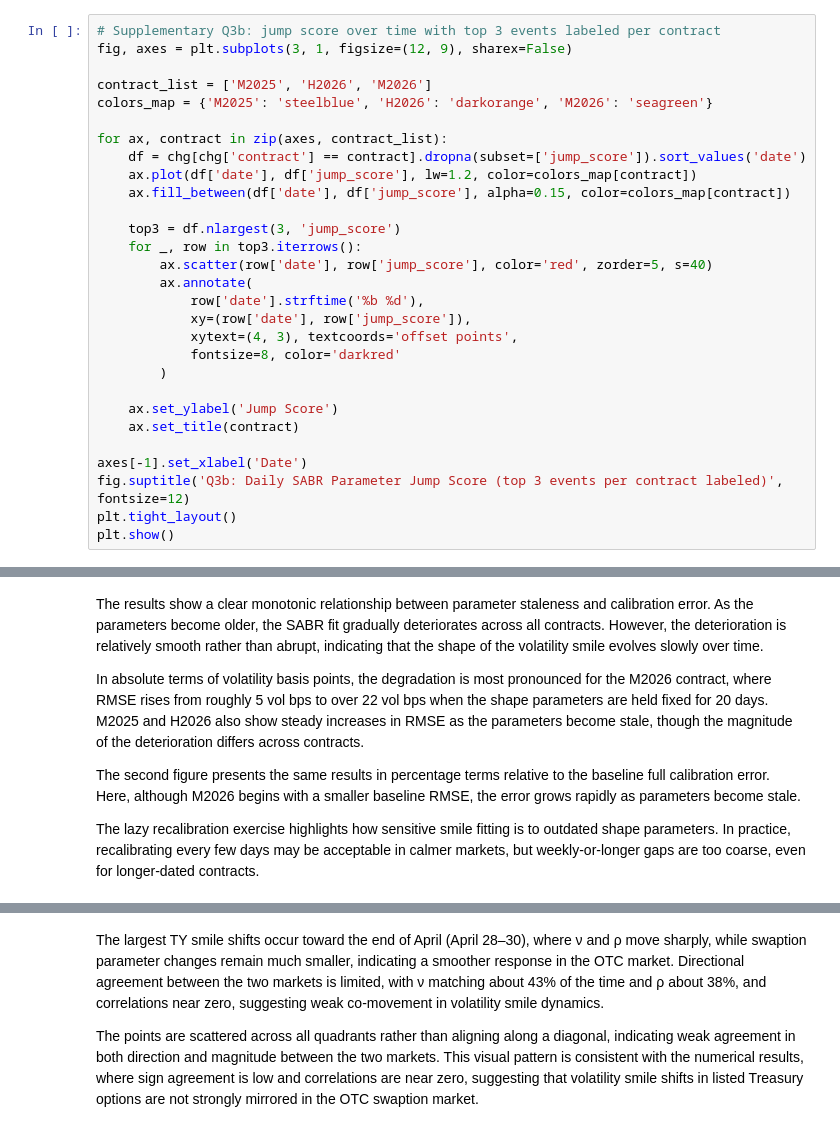
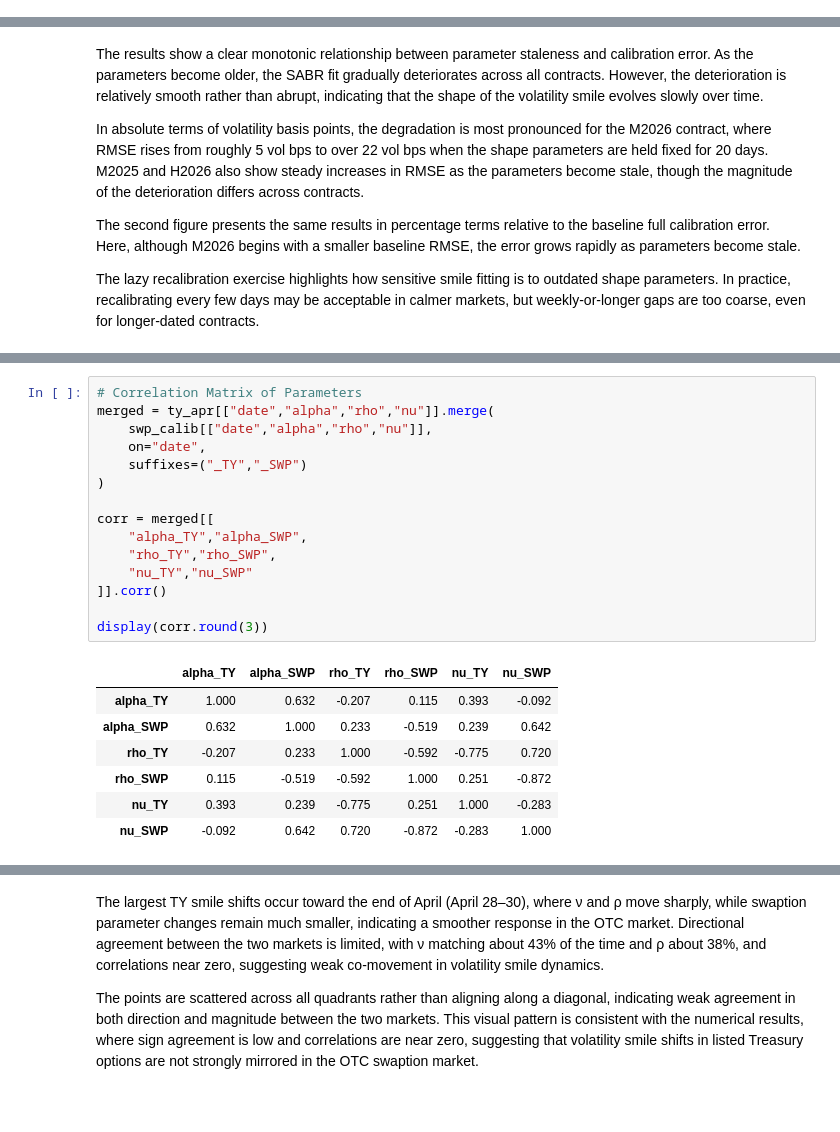
Before and after one commit to se101/Fixed-Income-Derivatives-, a Jupyter notebook: Project.ipynb, the cells around one changed output, grey strips where cells are left out. Drawn from its saved outputs; the diff is of its cells as text; blank space fills up the shorter version.

```diff
--- a/Project.ipynb
+++ b/Project.ipynb
@@ -1606,35 +1573,6 @@ print("Top-30 overlap percentage:", round(100*overlap30/30,2), "%")
 # %% [output]
 Top-10 overlap percentage: 70.0 %
 Top-30 overlap percentage: 83.33 %
-# %%
-# Supplementary Q3b: jump score over time with top 3 events labeled per contract
-fig, axes = plt.subplots(3, 1, figsize=(12, 9), sharex=False)
-
-contract_list = ['M2025', 'H2026', 'M2026']
-colors_map = {'M2025': 'steelblue', 'H2026': 'darkorange', 'M2026': 'seagreen'}
-
-for ax, contract in zip(axes, contract_list):
-    df = chg[chg['contract'] == contract].dropna(subset=['jump_score']).sort_values('date')
-    ax.plot(df['date'], df['jump_score'], lw=1.2, color=colors_map[contract])
-    ax.fill_between(df['date'], df['jump_score'], alpha=0.15, color=colors_map[contract])
-
-    top3 = df.nlargest(3, 'jump_score')
-    for _, row in top3.iterrows():
-        ax.scatter(row['date'], row['jump_score'], color='red', zorder=5, s=40)
-        ax.annotate(
-            row['date'].strftime('%b %d'),
-            xy=(row['date'], row['jump_score']),
-            xytext=(4, 3), textcoords='offset points',
-            fontsize=8, color='darkred'
-        )
-
-    ax.set_ylabel('Jump Score')
-    ax.set_title(contract)
-
-axes[-1].set_xlabel('Date')
-fig.suptitle('Q3b: Daily SABR Parameter Jump Score (top 3 events per contract labeled)', fontsize=12)
-plt.tight_layout()
-plt.show()
 # %% [markdown]
 Comparing the standardized ranking with changes in alpha with ranking based on just nu and rho shows strong agreement, with 70% overlap in the top 10 events and over 80% overlap in the top 30. This indicates that the largest smile regime shifts are primarily driven by changes in skew and curvature, rather than simple level adjustments captured by $\alpha$.
 # %% [markdown]
@@ -2074 +1990,24 @@ plt.show()
+# %%
+# Correlation Matrix of Parameters
+merged = ty_apr[["date","alpha","rho","nu"]].merge(
+    swp_calib[["date","alpha","rho","nu"]],
+    on="date",
+    suffixes=("_TY","_SWP")
+)
+
+corr = merged[[
+    "alpha_TY","alpha_SWP",
+    "rho_TY","rho_SWP",
+    "nu_TY","nu_SWP"
+]].corr()
+
+display(corr.round(3))
+# %% [output]
+|  | alpha_TY | alpha_SWP | rho_TY | rho_SWP | nu_TY | nu_SWP |
+| alpha_TY | 1.000 | 0.632 | -0.207 | 0.115 | 0.393 | -0.092 |
+| alpha_SWP | 0.632 | 1.000 | 0.233 | -0.519 | 0.239 | 0.642 |
+| rho_TY | -0.207 | 0.233 | 1.000 | -0.592 | -0.775 | 0.720 |
+| rho_SWP | 0.115 | -0.519 | -0.592 | 1.000 | 0.251 | -0.872 |
+| nu_TY | 0.393 | 0.239 | -0.775 | 0.251 | 1.000 | -0.283 |
+| nu_SWP | -0.092 | 0.642 | 0.720 | -0.872 | -0.283 | 1.000 |
 # %% [markdown]
```
Also changed, not shown: parts of 41 cells of this notebook.
